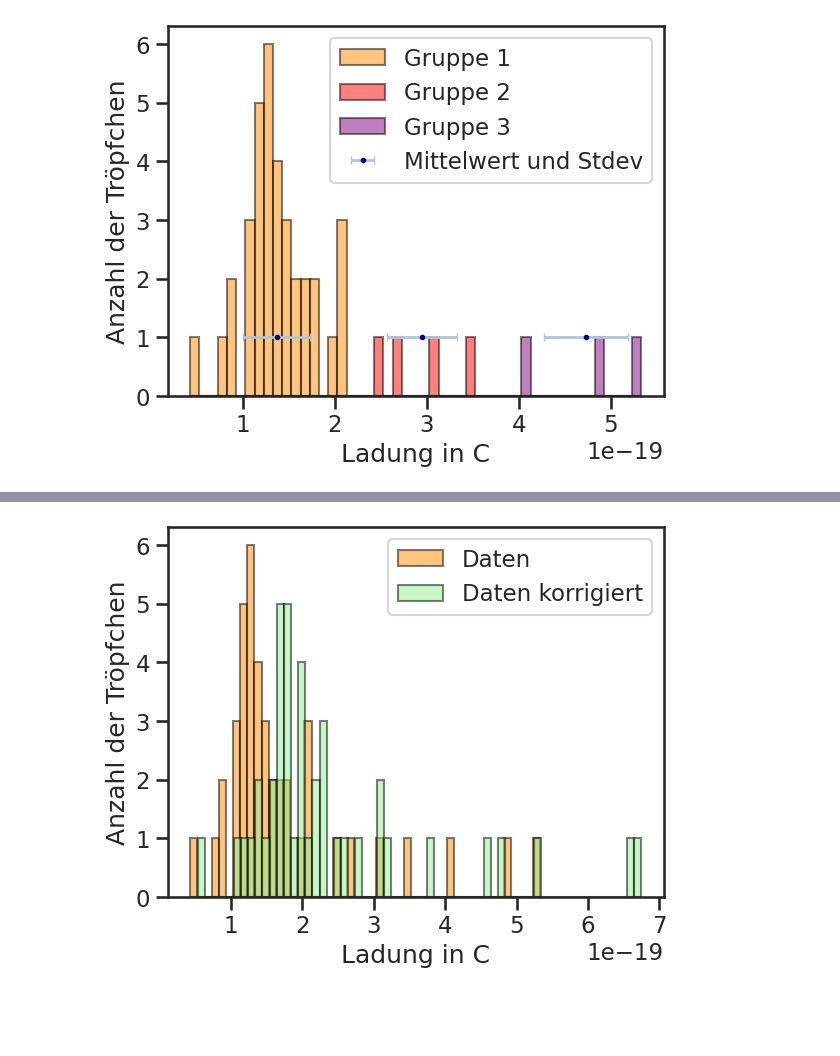
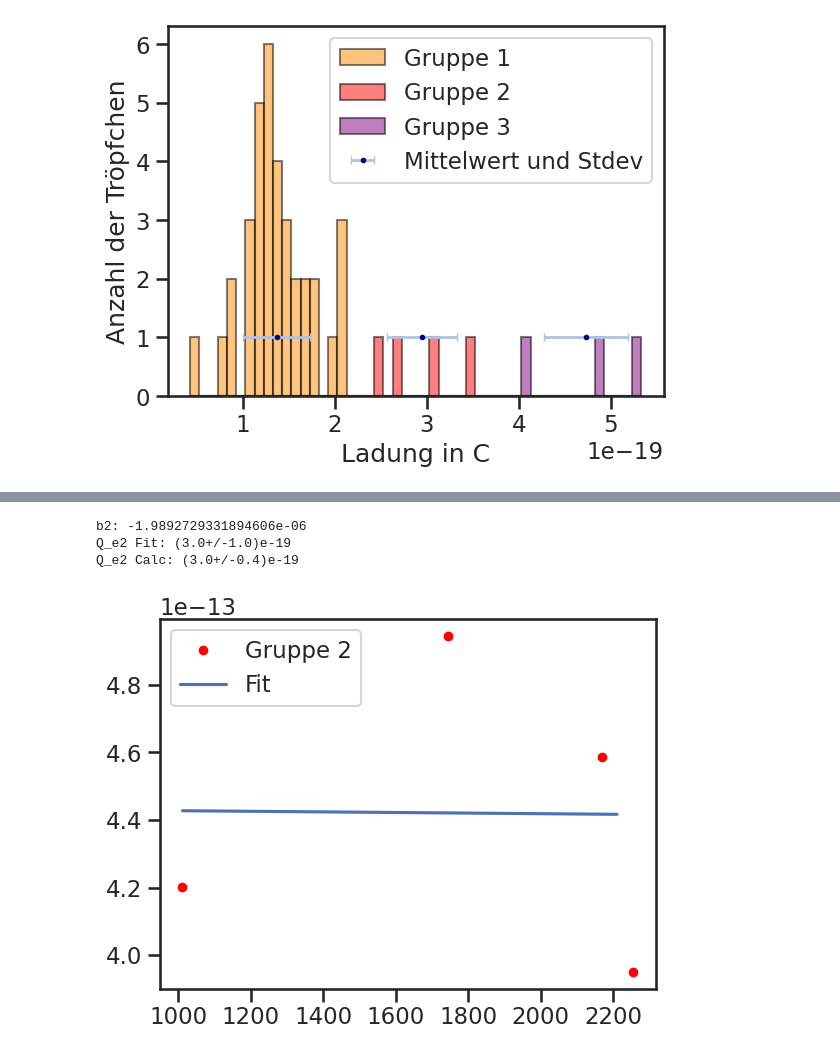
Before and after one commit to KemalOenen/Grundpraktikum2_Gruppe1_SS23, a Jupyter notebook: Versuch8/Milikan.ipynb, the cells around one changed output, grey strips where cells are left out. Saved outputs shown, nothing was run; the diff lists cells and outputs as text; code cells hidden in the pictures; blank space fills up the shorter version.

```diff
--- a/Versuch8/Milikan.ipynb
+++ b/Versuch8/Milikan.ipynb
@@ -252,30 +262,33 @@ vars [2.12147844e-24 9.99986945e-01] covmat [[ 1.38362471e-42 -4.35038569e-19]
 # %%
-x = np.ones(len(r))
-for i in range(len(r)):
-    x[i] = (r[i].n*1000)**(-1)
-#vars, covmat = sp.optimize.curve_fit(linfunc,x, Q_f,)
-print('vars', vars, 'covmat', covmat)
-plt.plot(x,Q_f,'o', ms = 6, color = 'darkorange')
-#a = np.arange(min(x), max(x), 100)
-#plt.plot(a, linfunc(a,vars[0], vars[1]), label = 'Fit')
+##find correction for e2
+#find b and y0
+def linfunc(x,a,b):
+    return a * (1+b*x) # a = y0**(2/3)
+p = 1016 #pressure of lab
+#correction fit for only group 2
+Q_f = Q_e2**(2/3)
+r_e2 = r[e2_ind]
+x_e2 = np.ones(len(r_e2))
+for i in range(len(r_e2)):
+    x_e2[i] = (r_e2[i].n*1000)**(-1)
+vars, covmat = sp.optimize.curve_fit(linfunc,x_e2, Q_f,)
+Q_e2fit = ufloat(vars[0], np.sqrt(covmat[0][0]))**(3/2)
+print('b2:', vars[1])
+print('Q_e2 Fit:', Q_e2fit)
+#corrected Q2
+b = vars[1]
+re2 = np.average(r_e2)
+x_e2avg = (re2*p)**(-1)
+K = 1/((1+b*x_e2avg)**(3/2))
+q2_k = q_e2*K
+print('Q_e2 Calc:', q2_k)
+plt.plot(x_e2,Q_f,'o', ms = 6, color = 'red', label = 'Gruppe 2')
+a = np.arange(min(x_e2), max(x_e2), 100)
+plt.plot(a, linfunc(a,vars[0], vars[1]), label = 'Fit')
 plt.legend()
 plt.show()
+# %% [output]
+b2: -1.9892729331894606e-06
+Q_e2 Fit: (3.0+/-1.0)e-19
+Q_e2 Calc: (3.0+/-0.4)e-19
+[figure, added]
-# %%
-#correct Q
-b = vars[1]
-K = 1/((1+b*x)**(3/2))
-Q_k = Q_ * K
-
-
-plt.hist(Q_, color="darkorange", label="Daten", edgecolor="black",
-         bins=np.arange(min(Q_), max(Q_) + 0.1e-19, 0.1e-19),
-         alpha=0.5)
-plt.hist(Q_k, color="lightgreen", label="Daten korrigiert", edgecolor="black",
-         bins=np.arange(min(Q_k), max(Q_k) + 0.1e-19, 0.1e-19),
-         alpha=0.5)
-plt.xlabel("Ladung in C")
-plt.ylabel("Anzahl der Tröpfchen")
-plt.legend()
-plt.show()
-# %% [output]
-[figure, removed]
```
Also changed, not shown: parts of 6 cells of this notebook.
